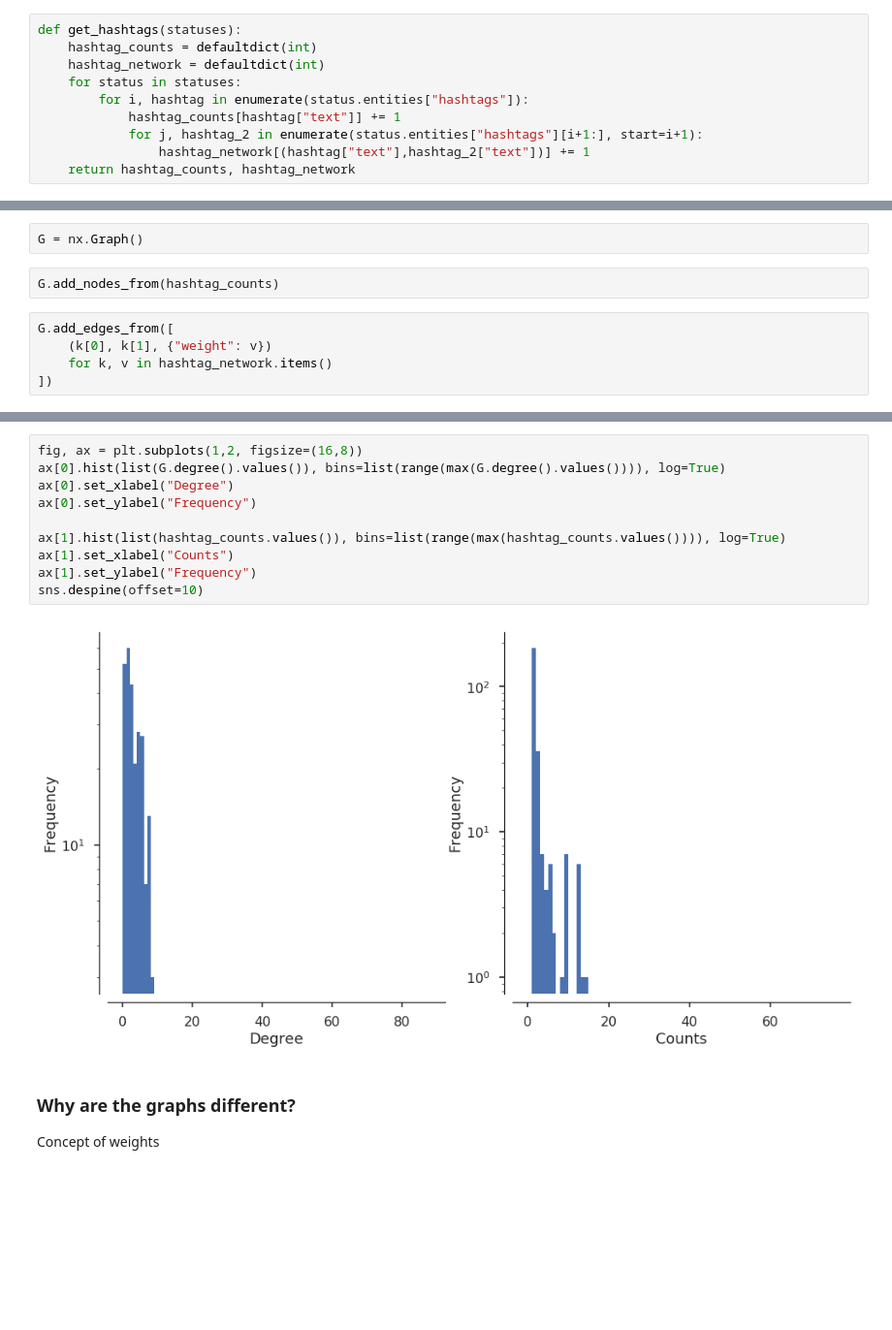
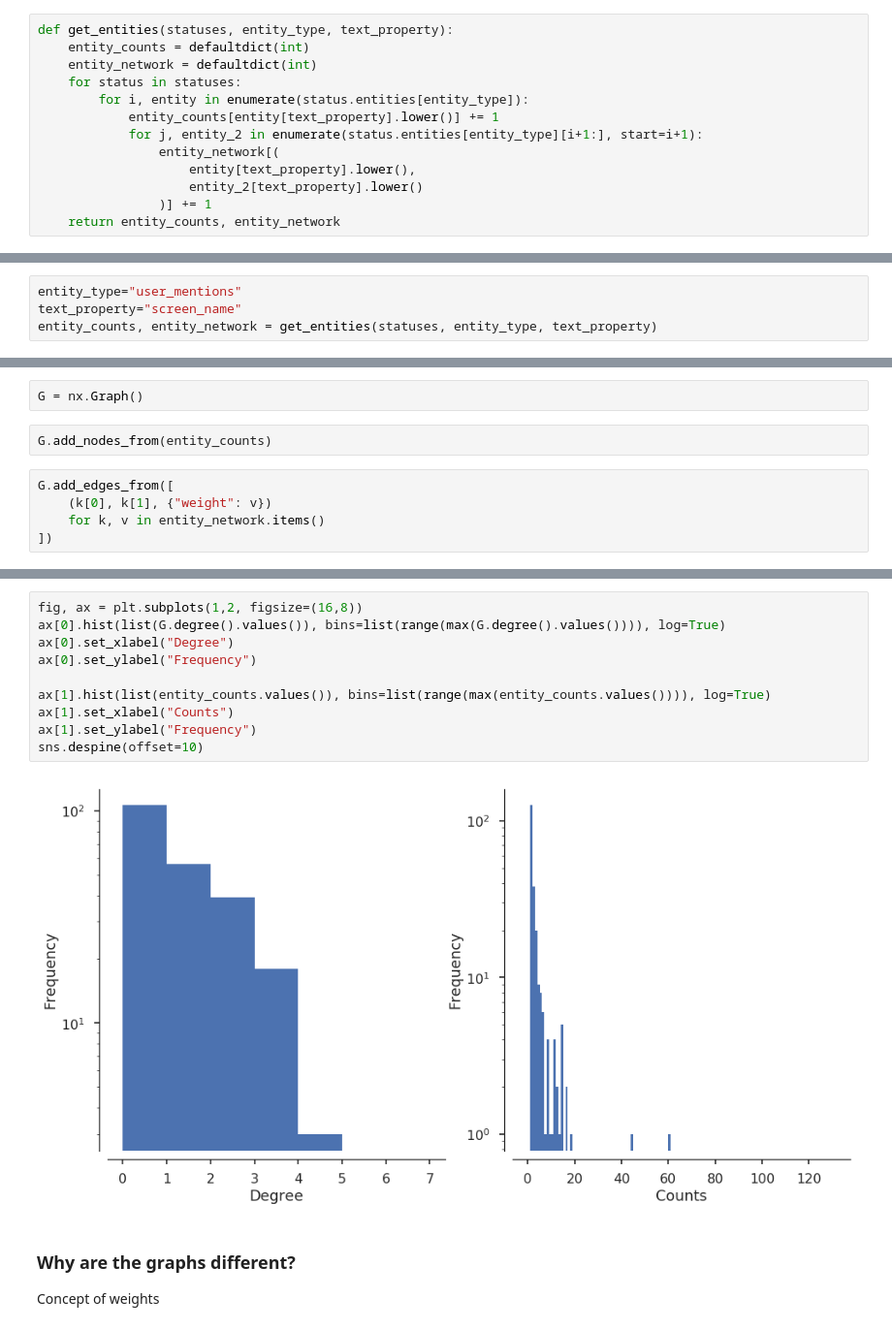
Before and after one commit to napsternxg/GET17_SNA, a Jupyter notebook: notebooks/Twitter.ipynb, the cells around one changed output, grey strips where cells are left out. Shown: that part at 97% size. Drawn from its saved outputs; the diff is of its cells as text; blank space fills up the shorter version.

```diff
--- a/notebooks/Twitter.ipynb
+++ b/notebooks/Twitter.ipynb
@@ -266,10 +272,13 @@ status.entities
 # %%
-def get_hashtags(statuses):
-    hashtag_counts = defaultdict(int)
-    hashtag_network = defaultdict(int)
+def get_entities(statuses, entity_type, text_property):
+    entity_counts = defaultdict(int)
+    entity_network = defaultdict(int)
     for status in statuses:
-        for i, hashtag in enumerate(status.entities["hashtags"]):
-            hashtag_counts[hashtag["text"]] += 1
-            for j, hashtag_2 in enumerate(status.entities["hashtags"][i+1:], start=i+1):
-                hashtag_network[(hashtag["text"],hashtag_2["text"])] += 1
-    return hashtag_counts, hashtag_network
+        for i, entity in enumerate(status.entities[entity_type]):
+            entity_counts[entity[text_property].lower()] += 1
+            for j, entity_2 in enumerate(status.entities[entity_type][i+1:], start=i+1):
+                entity_network[(
+                    entity[text_property].lower(),
+                    entity_2[text_property].lower()
+                )] += 1
+    return entity_counts, entity_network
@@ -278 +285,5 @@ hashtag_counts, hashtag_network = get_hashtags(statuses)
+# %%
+entity_type="user_mentions"
+text_property="screen_name"
+entity_counts, entity_network = get_entities(statuses, entity_type, text_property)
 # %%
@@ -359,11 +360,11 @@ df_hashtag_pairs.head(20)
 # %%
 G = nx.Graph()
 # %%
-G.add_nodes_from(hashtag_counts)
+G.add_nodes_from(entity_counts)
 # %%
 G.add_edges_from([
     (k[0], k[1], {"weight": v})
-    for k, v in hashtag_network.items()
+    for k, v in entity_network.items()
 ])
 # %%
 fig, ax = plt.subplots(1,1)
@@ -400,15 +401,15 @@ ax.axis("off")
 # %%
 fig, ax = plt.subplots(1,2, figsize=(16,8))
 ax[0].hist(list(G.degree().values()), bins=list(range(max(G.degree().values()))), log=True)
 ax[0].set_xlabel("Degree")
 ax[0].set_ylabel("Frequency")
 
-ax[1].hist(list(hashtag_counts.values()), bins=list(range(max(hashtag_counts.values()))), log=True)
+ax[1].hist(list(entity_counts.values()), bins=list(range(max(entity_counts.values()))), log=True)
 ax[1].set_xlabel("Counts")
 ax[1].set_ylabel("Frequency")
 sns.despine(offset=10)
 # %% [output]
-[figure, old version]
+[figure, new version]
 # %% [markdown]
 ### Why are the graphs different?
 Concept of weights
```
Also changed, not shown: parts of 24 cells of this notebook, 1 other file.
